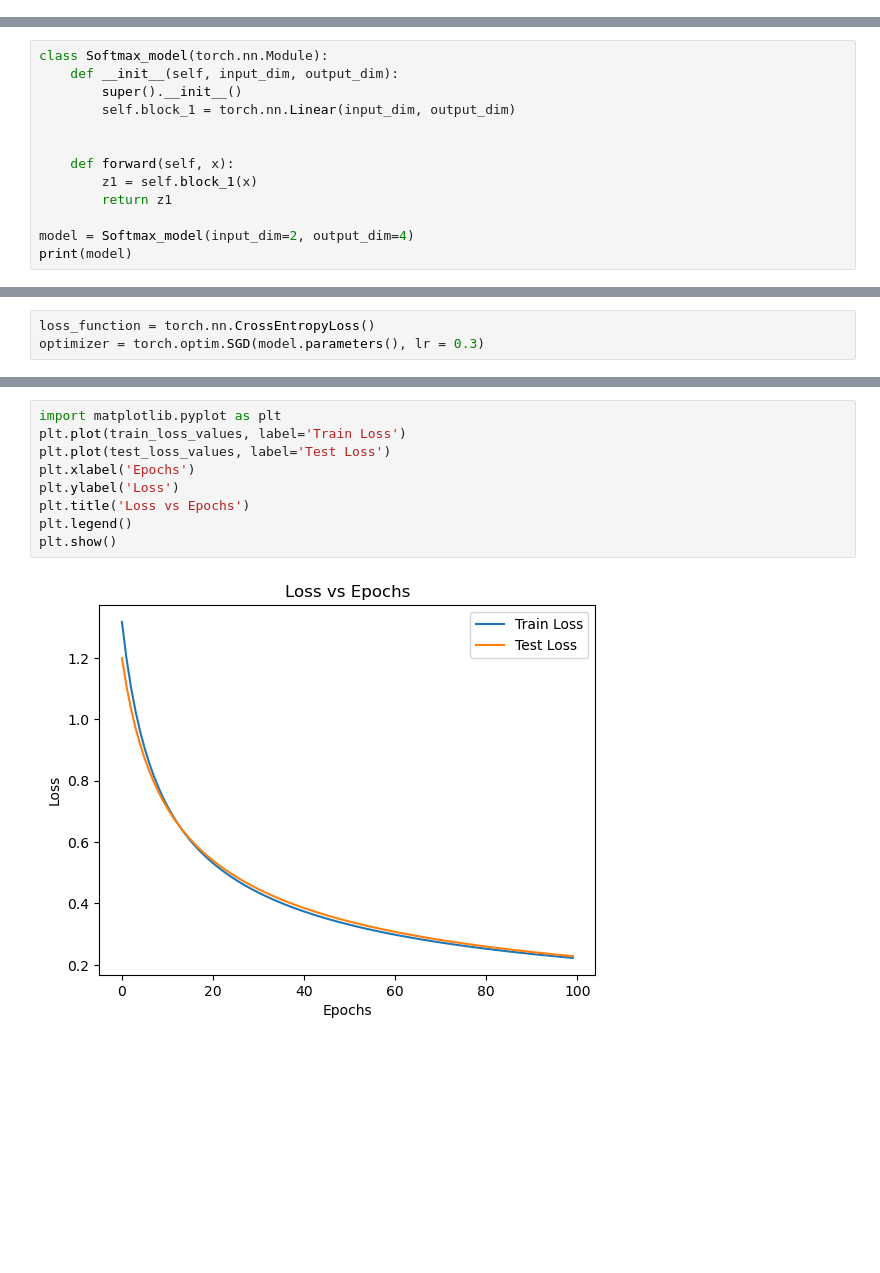
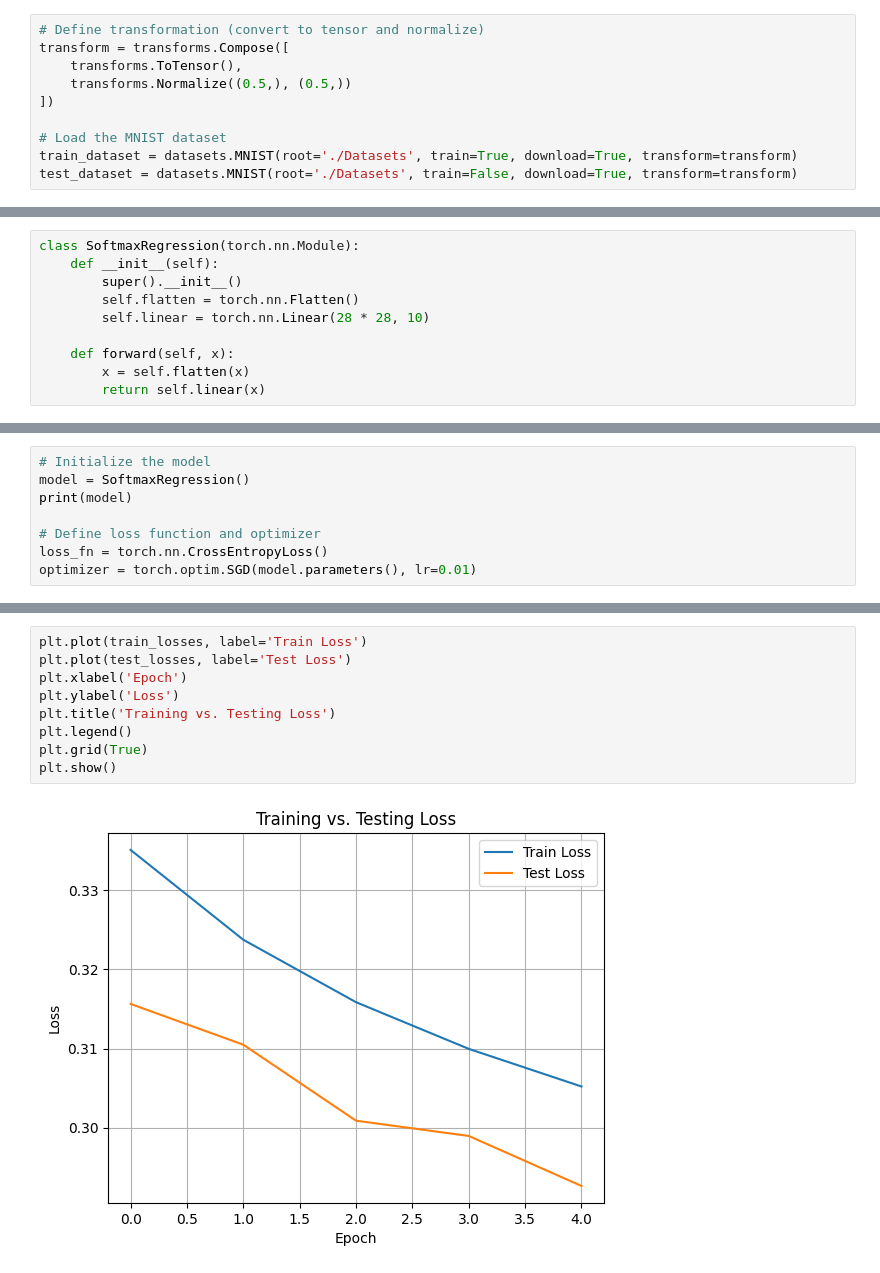
Before and after one commit to HongQuan1812/AIO2025, a Jupyter notebook: Module 5/NNET softmax-torch.ipynb, the cells around one changed output, grey strips where cells are left out. Drawn from its saved outputs; the diff is of its cells as text; blank space fills up the shorter version.

Commit message:
softmax regression MNist

```diff
--- a/Module 5/NNET softmax-torch.ipynb
+++ b/Module 5/NNET softmax-torch.ipynb
@@ -58,0 +11,10 @@ X.shape, y.shape
+# %%
+# Define transformation (convert to tensor and normalize)
+transform = transforms.Compose([
+    transforms.ToTensor(),
+    transforms.Normalize((0.5,), (0.5,))
+])
+
+# Load the MNIST dataset
+train_dataset = datasets.MNIST(root='./Datasets', train=True, download=True, transform=transform)
+test_dataset = datasets.MNIST(root='./Datasets', train=False, download=True, transform=transform)
@@ -59,13 +51,10 @@ X.shape, y.shape
 # %%
-class Softmax_model(torch.nn.Module):
-    def __init__(self, input_dim, output_dim):
+class SoftmaxRegression(torch.nn.Module):
+    def __init__(self):
         super().__init__()
-        self.block_1 = torch.nn.Linear(input_dim, output_dim)
-
+        self.flatten = torch.nn.Flatten()
+        self.linear = torch.nn.Linear(28 * 28, 10)
 
     def forward(self, x):
-        z1 = self.block_1(x)
-        return z1
-
-model = Softmax_model(input_dim=2, output_dim=4)
-print(model)
+        x = self.flatten(x)
+        return self.linear(x)
@@ -76,3 +61,8 @@ Softmax_model(
 # %%
-loss_function = torch.nn.CrossEntropyLoss()
-optimizer = torch.optim.SGD(model.parameters(), lr = 0.3)
+# Initialize the model
+model = SoftmaxRegression()
+print(model)
+
+# Define loss function and optimizer
+loss_fn = torch.nn.CrossEntropyLoss()
+optimizer = torch.optim.SGD(model.parameters(), lr=0.01)
@@ -136,11 +118,11 @@ Epoch 100/100, Training Loss: 0.2225, Test Loss: 0.2282
 # %%
-import matplotlib.pyplot as plt
-plt.plot(train_loss_values, label='Train Loss')
-plt.plot(test_loss_values, label='Test Loss')
-plt.xlabel('Epochs')
+plt.plot(train_losses, label='Train Loss')
+plt.plot(test_losses, label='Test Loss')
+plt.xlabel('Epoch')
 plt.ylabel('Loss')
-plt.title('Loss vs Epochs')
+plt.title('Training vs. Testing Loss')
 plt.legend()
+plt.grid(True)
 plt.show()
 # %% [output]
-[figure, old version]
+[figure, new version]
```
Also changed, not shown: parts of 23 cells of this notebook, 9 other files.
